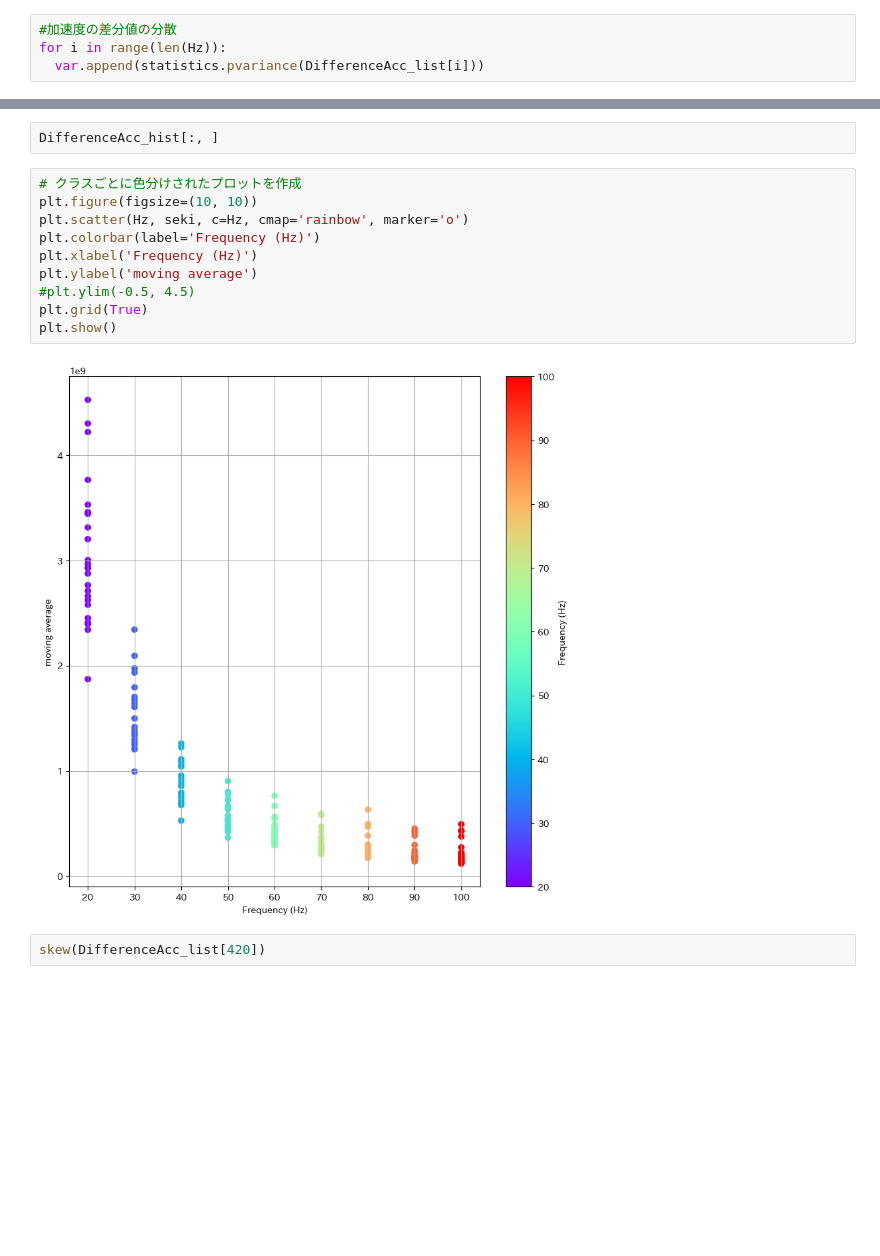
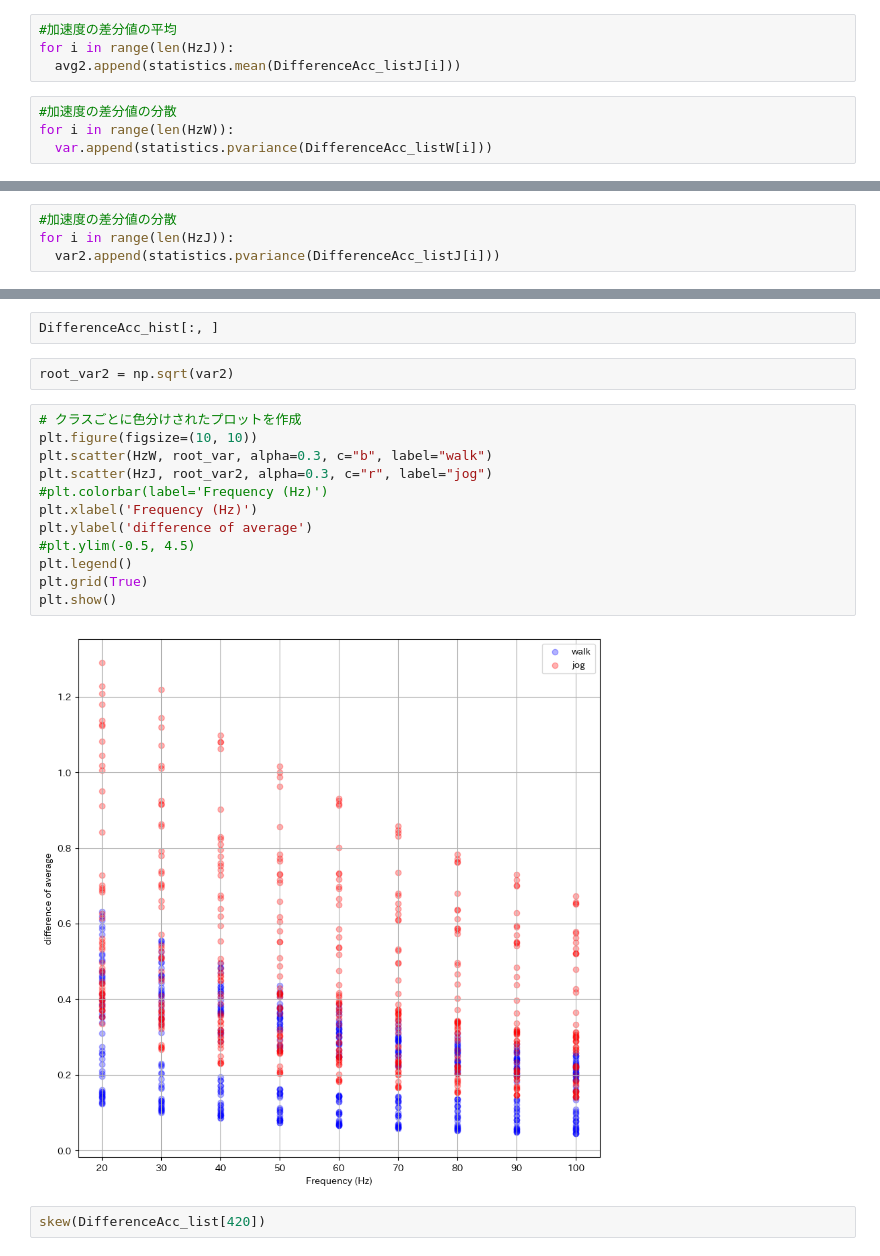
Before and after one commit to hinapyon/Sampling-Frequency-Estimating-of-Human-Activity-Acceleration-Data-using-Transformer-based-Regression, a Jupyter notebook: AcrossDifferentDomains.ipynb, the cells around one changed output, grey strips where cells are left out. Saved outputs shown, nothing was run; the diff lists cells and outputs as text; blank space fills up the shorter version.

```diff
--- a/AcrossDifferentDomains.ipynb
+++ b/AcrossDifferentDomains.ipynb
@@ -426,4 +432,8 @@ TypeError: ignored
+# %%
+#加速度の差分値の平均
+for i in range(len(HzJ)):
+  avg2.append(statistics.mean(DifferenceAcc_listJ[i]))
 # %%
 #加速度の差分値の分散
-for i in range(len(Hz)):
-  var.append(statistics.pvariance(DifferenceAcc_list[i]))
+for i in range(len(HzW)):
+  var.append(statistics.pvariance(DifferenceAcc_listW[i]))
@@ -432,3 +440,7 @@ TypeError: ignored
+# %%
+#加速度の差分値の分散
+for i in range(len(HzJ)):
+  var2.append(statistics.pvariance(DifferenceAcc_listJ[i]))
 # %%
 #加速度の差分値の移動平均
 for i in range(len(Hz)):
@@ -484,18 +496,22 @@ plt.show()
 [figure]
 # %%
 DifferenceAcc_hist[:, ]
+# %%
+root_var2 = np.sqrt(var2)
 # %%
 # クラスごとに色分けされたプロットを作成
 plt.figure(figsize=(10, 10))
-plt.scatter(Hz, seki, c=Hz, cmap='rainbow', marker='o')
-plt.colorbar(label='Frequency (Hz)')
+plt.scatter(HzW, root_var, alpha=0.3, c="b", label="walk")
+plt.scatter(HzJ, root_var2, alpha=0.3, c="r", label="jog")
+#plt.colorbar(label='Frequency (Hz)')
 plt.xlabel('Frequency (Hz)')
-plt.ylabel('moving average')
+plt.ylabel('difference of average')
 #plt.ylim(-0.5, 4.5)
+plt.legend()
 plt.grid(True)
 plt.show()
 # %% [output]
-[figure, old version]
+[figure, new version]
 # %%
 skew(DifferenceAcc_list[420])
 # %% [output]
```
Also changed, not shown: parts of 18 cells of this notebook.
